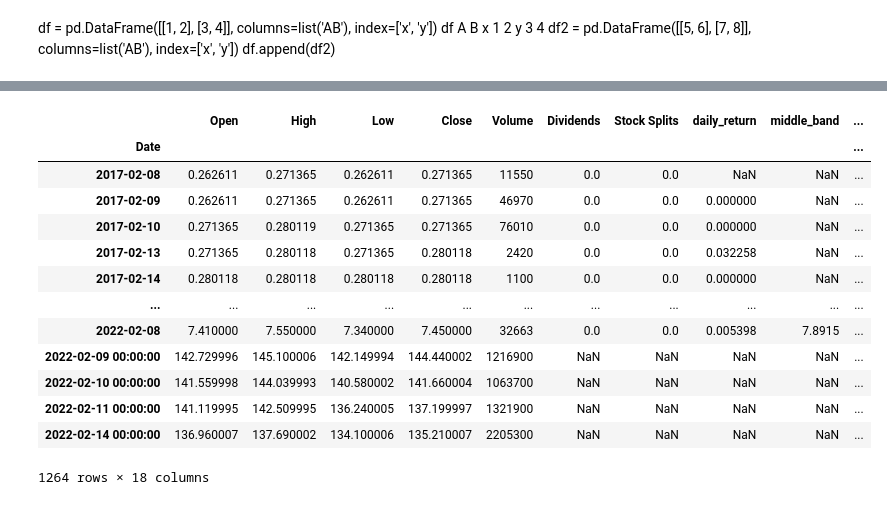
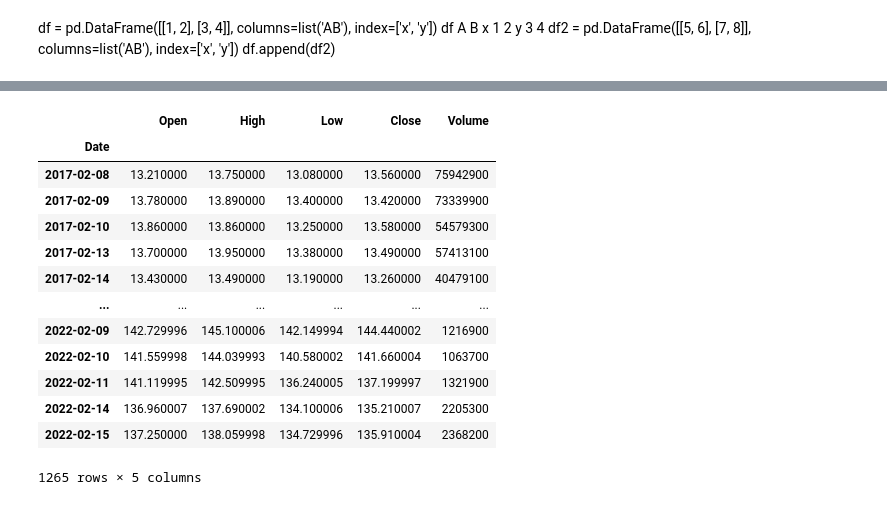
Before and after one commit to charliecoleman97/investing, a Jupyter notebook: daily_data_grabber.ipynb, the cells around one changed output, grey strips where cells are left out. Cells and saved outputs as stored; diff of their text form; code cells hidden in the pictures.

Commit message:
finished the daily data grabber
Still takes 30mins

```diff
--- a/daily_data_grabber.ipynb
+++ b/daily_data_grabber.ipynb
@@ -50,0 +33,6 @@ old_df
+# %%
+# Read in the old Stocks CSV and just take the original columns
+# (as we'll add the columns again once the new date rows are added)
+old_df = get_stock_df_from_csv("AMD")
+old_df = old_df.iloc[: , : 5]
+old_df
@@ -57,0 +60,7 @@ new_df = yf.download("A", start=start_date, end=end_date)
+# %%
+# Download the latest stock data and drop the Adj Close
+new_df = yf.download("A", start=start_date, end=end_date)
+new_df = new_df.drop(columns="Adj Close")
+new_df = new_df.reset_index()
+new_df["Date"] = new_df["Date"].apply(lambda x: x.strftime('%Y-%m-%d'))
+new_df.dtypes
@@ -75,21 +84,23 @@ new_df
+# %%
+old_df = old_df.reset_index()
 # %%
 final_df = old_df.append(new_df)
-final_df
+final_df.set_index("Date")
 # %% [output]
-|  | Open | High | Low | Close | Volume | Dividends | Stock Splits | daily_return | middle_band | ... |
-| Date |  |  |  |  |  |  |  |  |  | ... |
-| 2017-02-08 | 0.262611 | 0.271365 | 0.262611 | 0.271365 | 11550 | 0.0 | 0.0 | NaN | NaN | ... |
-| 2017-02-09 | 0.262611 | 0.271365 | 0.262611 | 0.271365 | 46970 | 0.0 | 0.0 | 0.000000 | NaN | ... |
-| 2017-02-10 | 0.271365 | 0.280119 | 0.271365 | 0.271365 | 76010 | 0.0 | 0.0 | 0.000000 | NaN | ... |
-| 2017-02-13 | 0.271365 | 0.280118 | 0.271365 | 0.280118 | 2420 | 0.0 | 0.0 | 0.032258 | NaN | ... |
-| 2017-02-14 | 0.280118 | 0.280118 | 0.280118 | 0.280118 | 1100 | 0.0 | 0.0 | 0.000000 | NaN | ... |
-| ... | ... | ... | ... | ... | ... | ... | ... | ... | ... | ... |
-| 2022-02-08 | 7.410000 | 7.550000 | 7.340000 | 7.450000 | 32663 | 0.0 | 0.0 | 0.005398 | 7.8915 | ... |
-| 2022-02-09 00:00:00 | 142.729996 | 145.100006 | 142.149994 | 144.440002 | 1216900 | NaN | NaN | NaN | NaN | ... |
-| 2022-02-10 00:00:00 | 141.559998 | 144.039993 | 140.580002 | 141.660004 | 1063700 | NaN | NaN | NaN | NaN | ... |
-| 2022-02-11 00:00:00 | 141.119995 | 142.509995 | 136.240005 | 137.199997 | 1321900 | NaN | NaN | NaN | NaN | ... |
-| 2022-02-14 00:00:00 | 136.960007 | 137.690002 | 134.100006 | 135.210007 | 2205300 | NaN | NaN | NaN | NaN | ... |
+|  | Open | High | Low | Close | Volume |
+| Date |  |  |  |  |  |
+| 2017-02-08 | 13.210000 | 13.750000 | 13.080000 | 13.560000 | 75942900 |
+| 2017-02-09 | 13.780000 | 13.890000 | 13.400000 | 13.420000 | 73339900 |
+| 2017-02-10 | 13.860000 | 13.860000 | 13.250000 | 13.580000 | 54579300 |
+| 2017-02-13 | 13.700000 | 13.950000 | 13.380000 | 13.490000 | 57413100 |
+| 2017-02-14 | 13.430000 | 13.490000 | 13.190000 | 13.260000 | 40479100 |
+| ... | ... | ... | ... | ... | ... |
+| 2022-02-09 | 142.729996 | 145.100006 | 142.149994 | 144.440002 | 1216900 |
+| 2022-02-10 | 141.559998 | 144.039993 | 140.580002 | 141.660004 | 1063700 |
+| 2022-02-11 | 141.119995 | 142.509995 | 136.240005 | 137.199997 | 1321900 |
+| 2022-02-14 | 136.960007 | 137.690002 | 134.100006 | 135.210007 | 2205300 |
+| 2022-02-15 | 137.250000 | 138.059998 | 134.729996 | 135.910004 | 2368200 |
-1264 rows × 18 columns
+1265 rows × 5 columns
 # %%
 import columns_modules as cm
 
```
Also changed, not shown: parts of 10 cells of this notebook, 2 other files.
